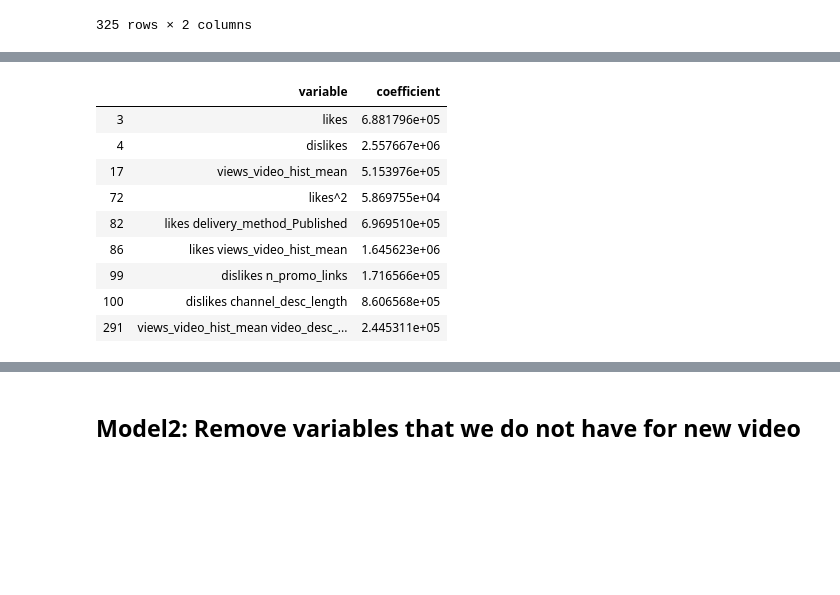
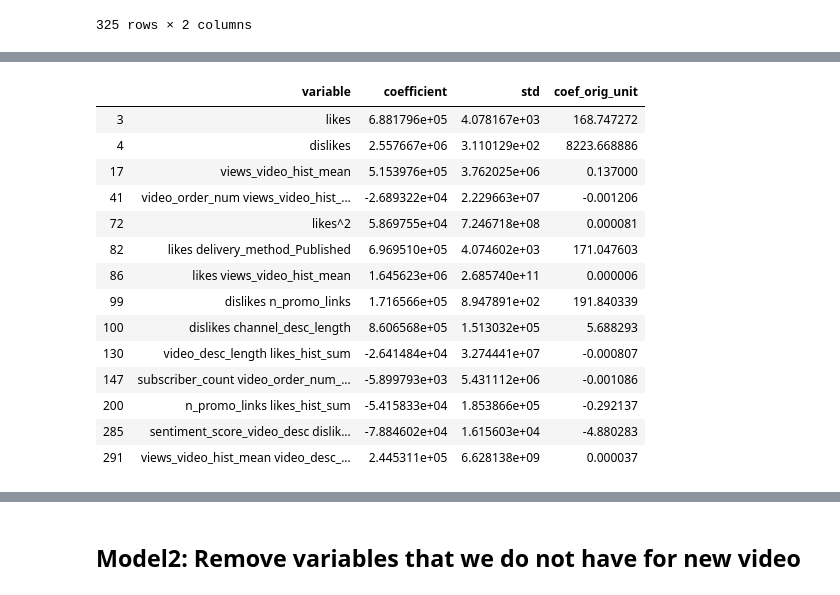
Before and after one commit to elena-du/Yoga-Video-Youtube-Analysis, a Jupyter notebook: linear_regression_modeling/I - LinearRegression_FeatureEngineering_PredictViews_8162_0416.ipynb, the cells around one changed output, grey strips where cells are left out. Saved outputs shown, nothing was run; the diff lists cells and outputs as text; code cells hidden in the pictures; blank space fills up the shorter version.

```diff
--- a/linear_regression_modeling/I - LinearRegression_FeatureEngineering_PredictViews_8162_0416.ipynb
+++ b/linear_regression_modeling/I - LinearRegression_FeatureEngineering_PredictViews_8162_0416.ipynb
@@ -236,15 +324,27 @@ df_coefs
+# %%
+
+
+df_coefs['std'] = list(np.std(X_train))
+df_coefs['coef_orig_unit'] = df_coefs['coefficient']/df_coefs['std']
 # %%
-df_coefs[df_coefs['coefficient']>0.0]
+df_coefs_non_zero = df_coefs[np.abs(df_coefs['coefficient']) > 0]
-# %% [output]
-|  | variable | coefficient |
-| 3 | likes | 6.881796e+05 |
-| 4 | dislikes | 2.557667e+06 |
-| 17 | views_video_hist_mean | 5.153976e+05 |
-| 72 | likes^2 | 5.869755e+04 |
-| 82 | likes delivery_method_Published | 6.969510e+05 |
-| 86 | likes views_video_hist_mean | 1.645623e+06 |
-| 99 | dislikes n_promo_links | 1.716566e+05 |
-| 100 | dislikes channel_desc_length | 8.606568e+05 |
-| 291 | views_video_hist_mean video_desc_... | 2.445311e+05 |
+# %%
+df_coefs_non_zero
+# %% [output]
+|  | variable | coefficient | std | coef_orig_unit |
+| 3 | likes | 6.881796e+05 | 4.078167e+03 | 168.747272 |
+| 4 | dislikes | 2.557667e+06 | 3.110129e+02 | 8223.668886 |
+| 17 | views_video_hist_mean | 5.153976e+05 | 3.762025e+06 | 0.137000 |
+| 41 | video_order_num views_video_hist_... | -2.689322e+04 | 2.229663e+07 | -0.001206 |
+| 72 | likes^2 | 5.869755e+04 | 7.246718e+08 | 0.000081 |
+| 82 | likes delivery_method_Published | 6.969510e+05 | 4.074602e+03 | 171.047603 |
+| 86 | likes views_video_hist_mean | 1.645623e+06 | 2.685740e+11 | 0.000006 |
+| 99 | dislikes n_promo_links | 1.716566e+05 | 8.947891e+02 | 191.840339 |
+| 100 | dislikes channel_desc_length | 8.606568e+05 | 1.513032e+05 | 5.688293 |
+| 130 | video_desc_length likes_hist_sum | -2.641484e+04 | 3.274441e+07 | -0.000807 |
+| 147 | subscriber_count video_order_num_... | -5.899793e+03 | 5.431112e+06 | -0.001086 |
+| 200 | n_promo_links likes_hist_sum | -5.415833e+04 | 1.853866e+05 | -0.292137 |
+| 285 | sentiment_score_video_desc dislik... | -7.884602e+04 | 1.615603e+04 | -4.880283 |
+| 291 | views_video_hist_mean video_desc_... | 2.445311e+05 | 6.628138e+09 | 0.000037 |
 # %%
 #95, 74 --> #99,77
```
Also changed, not shown: parts of 82 cells of this notebook, 9 other files.
